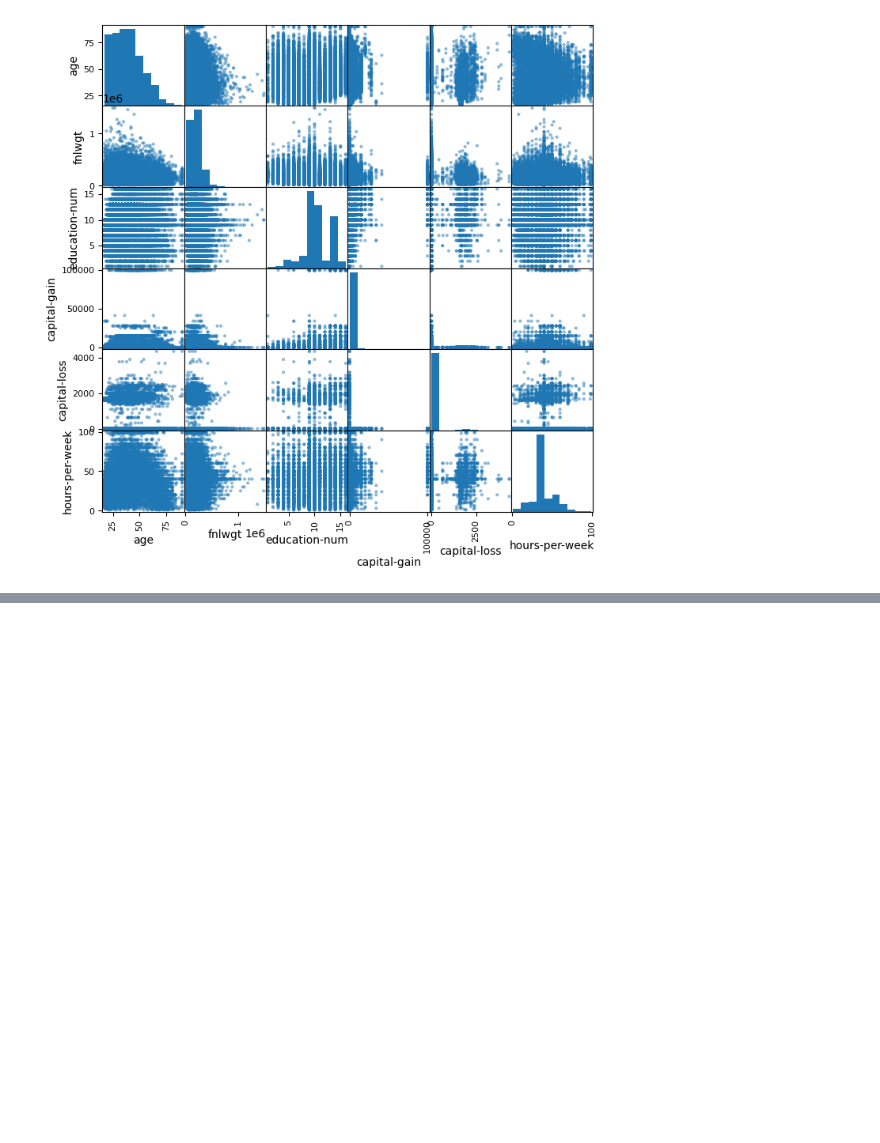
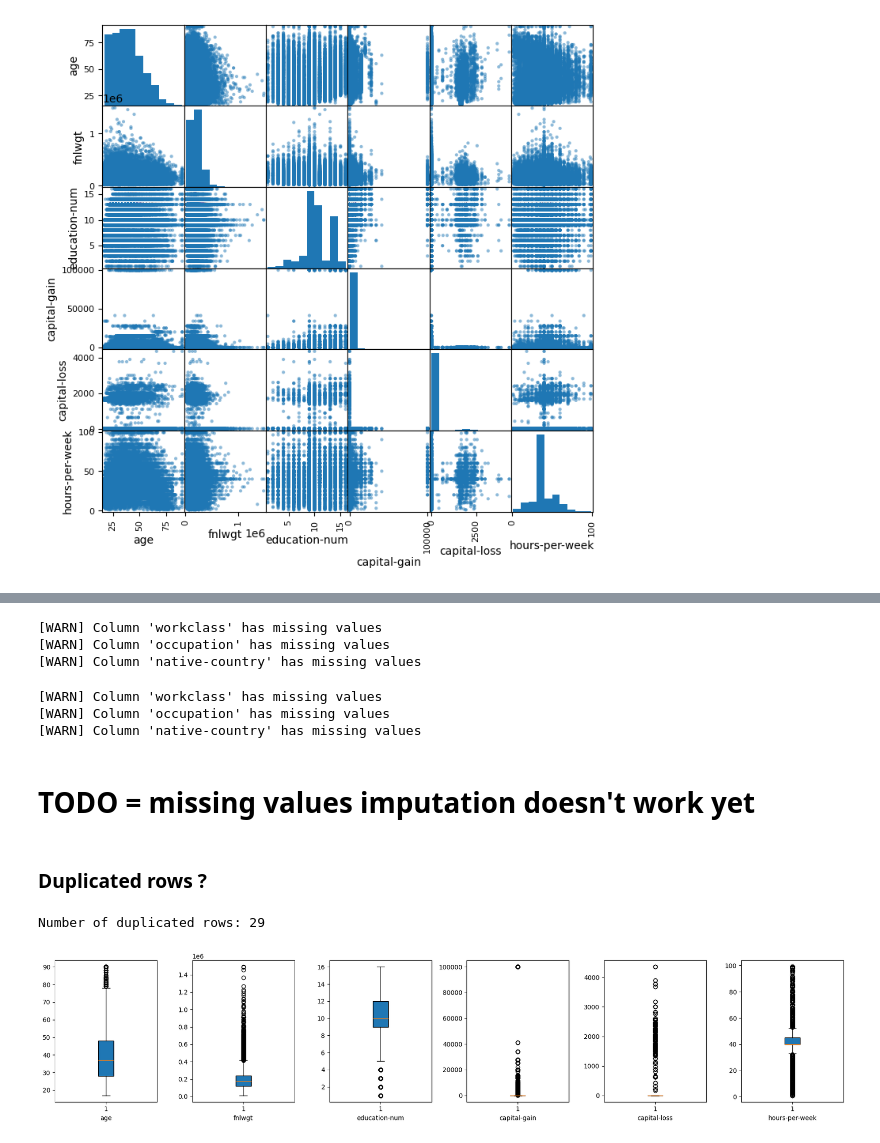
Before and after one commit to kristofwillen/datascience-engie-dssl25, a Jupyter notebook: 1-eda.ipynb, the cells around one changed output, grey strips where cells are left out. Saved outputs shown, nothing was run; the diff lists cells and outputs as text; code cells hidden in the pictures; blank space fills up the shorter version.

```diff
--- a/1-eda.ipynb
+++ b/1-eda.ipynb
@@ -238,8 +285,8 @@ adult = fetch_ucirepo(id=2)
 X = adult.data.features
 y = adult.data.targets
 
-# metadata
-print(adult.metadata)
+df = X
+df['y'] = y
 
-# variable information
-print(adult.variables)
+#print(adult.metadata)
+#print(adult.variables)
@@ -331,0 +383,54 @@ hours-per-week        1.000000
+# %%
+null_cols = []
+for c in data.columns:
+    if data[c].isna().any():
+        print(f"[WARN] Column '{c}' has missing values")
+        null_cols.append(c)
+# %% [output]
+[WARN] Column 'workclass' has missing values
+[WARN] Column 'occupation' has missing values
+[WARN] Column 'native-country' has missing values
+# %%
+# Impute column values and check again
+for column in null_cols:
+    df = fill_na_PMF(df, column)
+
+for c in data.columns:
+    if data[c].isna().any():
+        print(f"[WARN] Column '{c}' has missing values")
+# %% [output]
+[WARN] Column 'workclass' has missing values
+[WARN] Column 'occupation' has missing values
+[WARN] Column 'native-country' has missing values
+# %% [markdown]
+# TODO = missing values imputation doesn't work yet
+# %% [markdown]
+### Duplicated rows ?
+# %%
+duplcated = df.duplicated().sum()
+print(f'Number of duplicated rows: {duplcated}')
+# %% [output]
+Number of duplicated rows: 29
+# %%
+# 29 rows are duplicated, on a total of 48842 rows this is acceptable to drop them
+df = df.drop_duplicates().reset_index(drop=True)
+# %%
+# Time to weed out the numerical and categorical features
+numerical_features = [column for column in df.columns if df[column].dtype != object]
+categorical_features = [column for column in df.columns if df[column].dtype == object]
+
+columns_to_plot = numerical_features
+counts_data = [df[col].values for col in columns_to_plot]
+
+fig, ax = plt.subplots(1, 6, figsize=(18, 4))
+
+for idx, column in enumerate(columns_to_plot):
+    ax[idx].set_xlabel(column)
+    ax[idx].boxplot(counts_data[idx],
+                   patch_artist=True)  # fill with color
+
+
+plt.tight_layout()
+plt.show()
+# %% [output]
+[figure, added]
```
Also changed, not shown: parts of 11 cells of this notebook.
